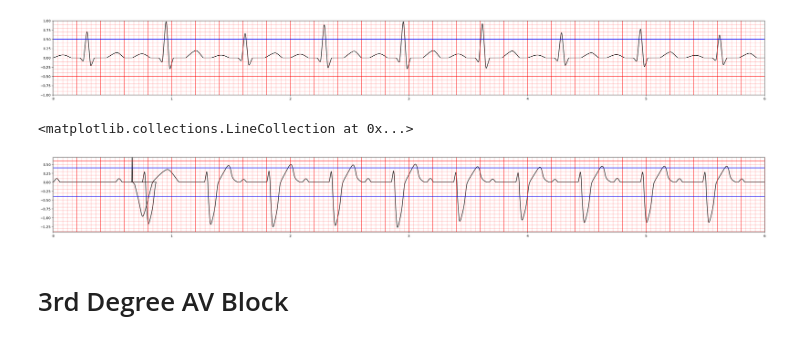
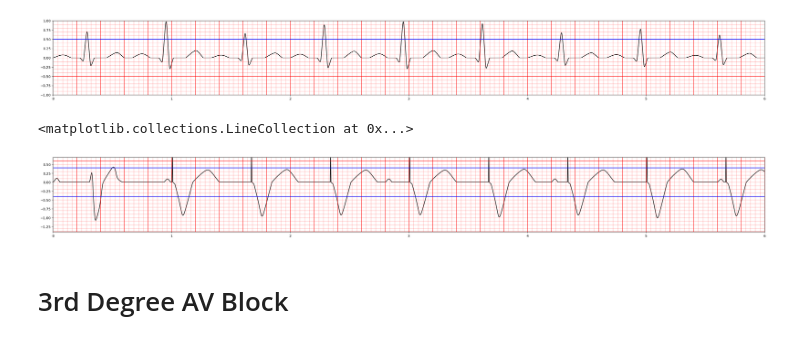
Before and after one commit to joonhaim/edupace, a Jupyter notebook: simulator-interface/ecg/ECG simulation - more organised version.ipynb, the cells around one changed output. Drawn from its saved outputs; the diff is of its cells as text; code cells hidden in the pictures.

```diff
--- a/simulator-interface/ecg/ECG simulation - more organised version.ipynb
+++ b/simulator-interface/ecg/ECG simulation - more organised version.ipynb
@@ -721,8 +721,14 @@ def third_deg_heart_block(ecg_func,iterations,sensitivity,output,rate,patient_HR
 
 
         else: #2nd beat onwards
-            Rx += np.min(storage[1,wave_num-2]) + RR_interval
             Px += PP_interval + np.min(storage[1,wave_num-2])
+
+
+            if beat_list[(wave_num-1)//2-1]== 'Normal': #If previous R wave was normal
+                Rx += np.min(storage[1,wave_num-2]) + RR_interval
+            else: #If previous R wave was paced
+                Rx += np.min(storage[1,wave_num-2]) + RR_interval + 0.003305785-0.050491803
+
             if asynchronous:
                 if output >= capture_threshold: #If in asynchronous mode and capture threshold reached, should pace
                     storage[0,wave_num] = wave_num
@@ -765,6 +771,7 @@ def third_deg_heart_block(ecg_func,iterations,sensitivity,output,rate,patient_HR
             elif np.max(np.abs(Ry)) > sensitivity:
                 idx = np.where(np.abs(Ry) >= sensitivity)[0][0] #First index where abs value of R wave higher than sensitivity threshold
                 time_sensed = Rx[idx]
+                print(f'Wave number: {wave_num}, sensed at {time_sensed}')
                 time_since_sensed = time_sensed-time_prev_sensed
                 #Check if time since last sensed event exceeds max time allowed by pacemaker. If it does, need to put paced beat at max_time_since_sensed
                 if time_since_sensed > max_time_since_sensed: #Time at which sensed too high --> should pace
@@ -950,7 +1312,7 @@ iterations = 20
 sensitivity = 0.4
 output = 1.9
 rate = 90
-patient_HR = 80
+patient_HR = 90
 x,y = third_deg_heart_block(ECG_wave, iterations,sensitivity,output,rate,patient_HR,asynchronous=False)
 
 fig2, ax2 = plt.subplots(figsize=(38, 4))
@@ -961,34 +1323,34 @@ ax2.set_xlim(0, 6)
 ax2.set_ylim(-1.4, 0.7)
 
 # compute line positions
 big_lines_v = np.arange(0, 8, 0.2)
 small_lines_v = np.arange(0, 8, 0.04)
 big_lines_h = np.arange(-1.5, 1.5, 1)
 small_lines_h = np.arange(-1.5, 1.5, 0.1)
 
 ymin, ymax = ax2.get_ylim()
 xmin, xmax = ax2.get_xlim()
 
 # compute line positions
 big_lines_v = np.arange(0, 10, 0.2)
 small_lines_v = np.arange(0, 10, 0.04)
 big_lines_h = np.arange(-1.4, 0.7, 1)
 small_lines_h = np.arange(-1.4, 0.7, 0.1)
 
 # draw vertical lines (from ymin to ymax) in a single call each
 ax2.vlines(big_lines_v, ymin, ymax, colors='red', alpha=0.7, linewidth=1.5)
 ax2.vlines(small_lines_v, ymin, ymax, colors='red', alpha=0.3, linewidth=1)
 
 # draw horizontal lines (from xmin to xmax)
 ax2.hlines(big_lines_h, xmin, xmax, colors='red', alpha=0.7, linewidth=1.5)
 ax2.hlines(small_lines_h, xmin, xmax, colors='red', alpha=0.3, linewidth=1)
 
 #Line to indicate sensitivity setting
 ax2.hlines(sensitivity, xmin, xmax, colors='blue', alpha=1, linewidth=1.5)
 ax2.hlines(-sensitivity, xmin, xmax, colors='blue', alpha=1, linewidth=1.5)
 # %% [output]
 <matplotlib.collections.LineCollection at 0x...>
-[figure, old version]
+[figure, new version]
 # %% [markdown]
 # 3rd Degree AV Block #
 # %%
```
Also changed, not shown: parts of 1 cell of this notebook.
